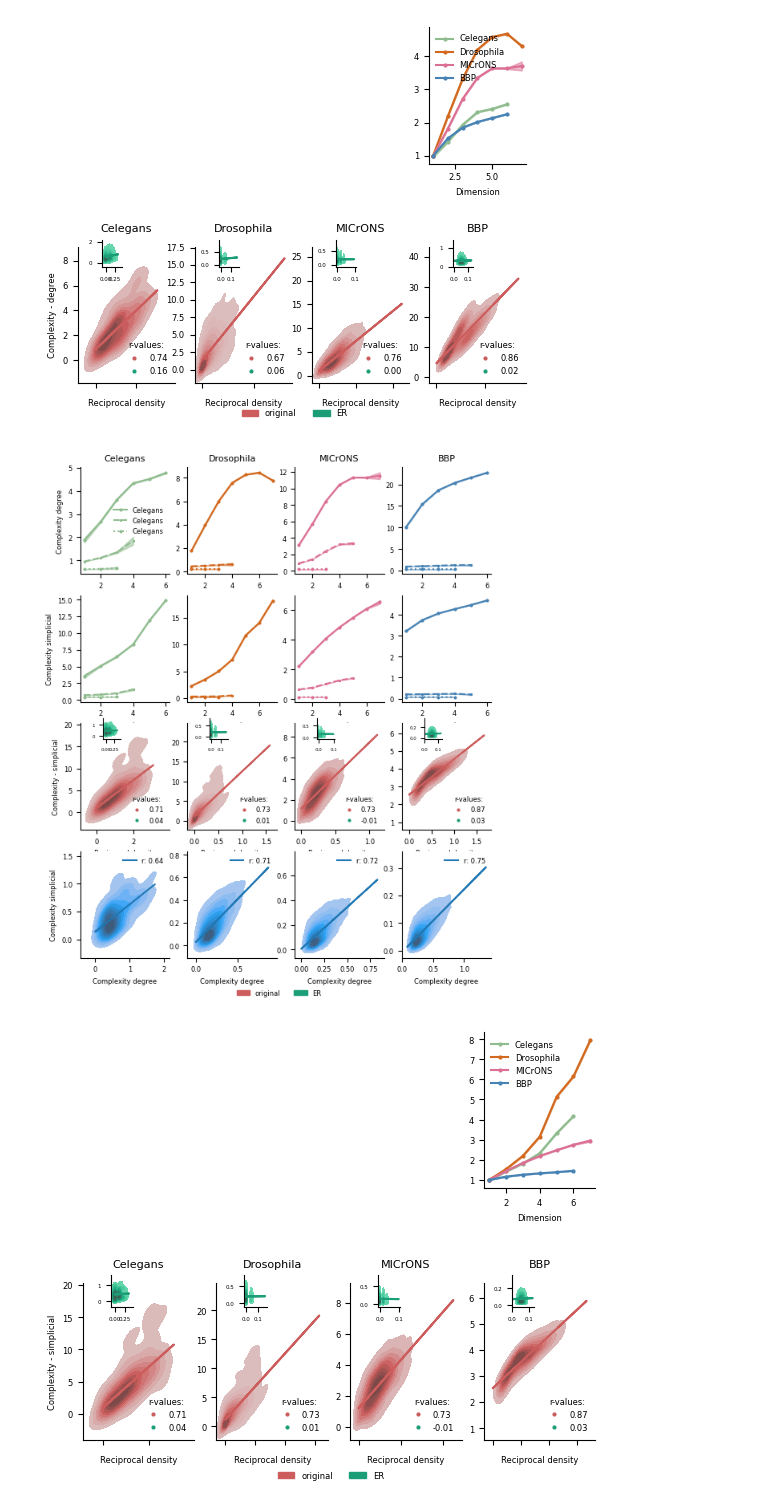
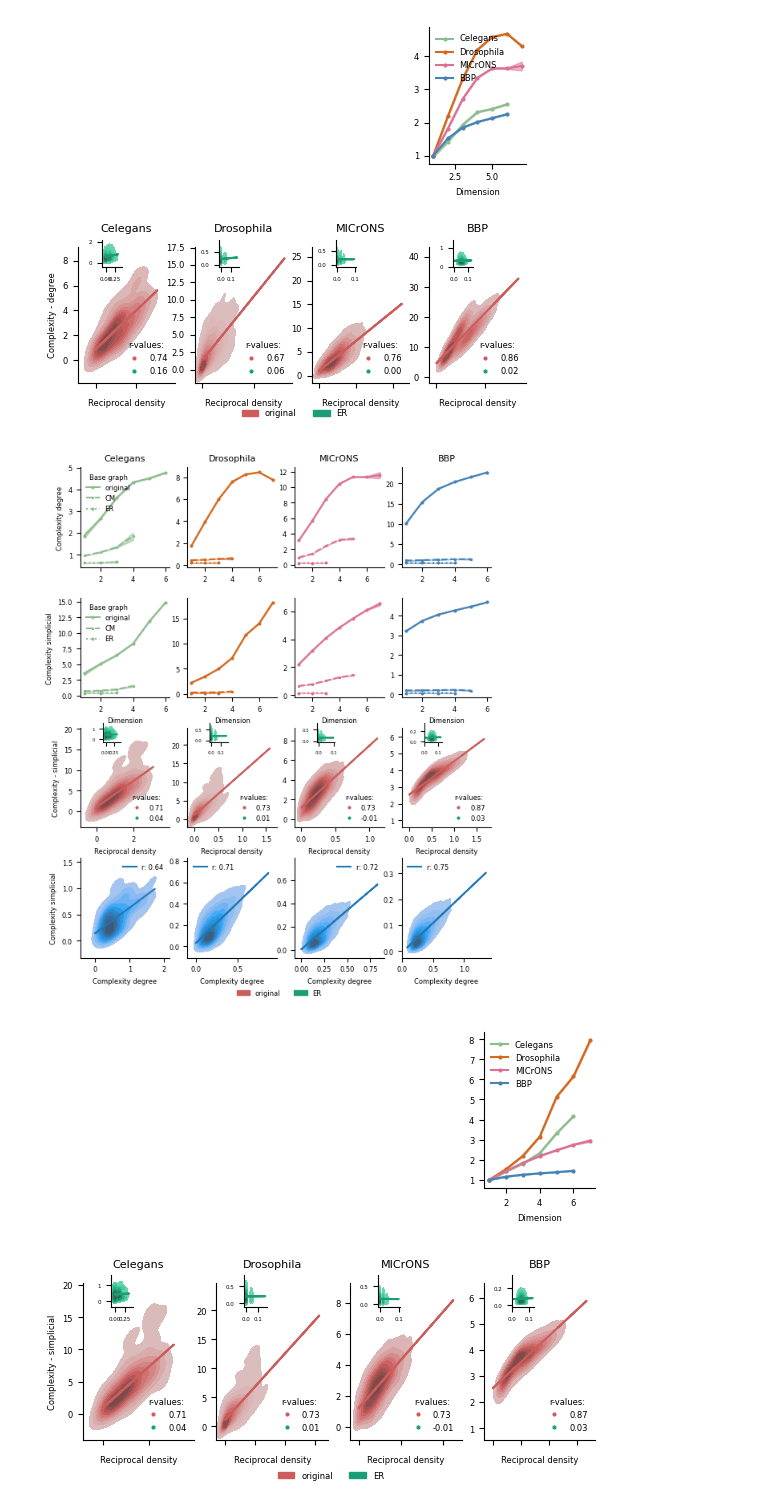
Before and after one commit to BlueBrain/reliability-and-structure, a Jupyter notebook: data_analysis/structural/visualization_and_notebooks/Figure_and_supp_complexity_all_connectomes.ipynb, the cells around one changed output. Drawn from its saved outputs; the diff is of its cells as text; code cells hidden in the pictures.

Commit message:
Fixing labels on supplmentary

```diff
--- a/data_analysis/structural/visualization_and_notebooks/Figure_and_supp_complexity_all_connectomes.ipynb
+++ b/data_analysis/structural/visualization_and_notebooks/Figure_and_supp_complexity_all_connectomes.ipynb
@@ -100,7 +100,7 @@ def plot_simplicial_av(ax, conn, prop, base_graph, label,ms, color,
         ax.plot(dims, y/y.loc[1], label=label, ms=2, color=colors[conn],linestyle=linestyle,marker=marker)
         ax.fill_between(dims, (y-err)/y.loc[1],(y+err)/y.loc[1],color=colors[conn], alpha=0.5)
     else:
-        ax.plot(dims, y, label=conn, ms=2, color=colors[conn],linestyle=linestyle,marker=marker)
+        ax.plot(dims, y, label=label, ms=2, color=colors[conn],linestyle=linestyle,marker=marker)
         ax.fill_between(dims, (y-err),(y+err),color=colors[conn], alpha=0.5)
     return ax
 # %%
@@ -127,4 +178,5 @@ colors={
 # %%
+# Version with CM control instead (for the record)
 width=21*0.7/conversion
 rows, cols = 4, 4
 
@@ -145,7 +197,7 @@ axs[0,3].legend(frameon=False, fontsize=labelsize)
 axs[0,2].set_ylabel("Complexity", fontsize=labelsize)
 
 # Reciprocal density vs complexity
-control="ER" # CM
+control="CM" # ER
 base_prop='rc_over_nodes'#'rc_over_edges'
 for i, complexity_prop in enumerate(['wasserstein_deg_total', 'euclidean_edges_sc'], start=2):
     for j, conn in enumerate(connectomes):
@@ -172,5 +224,5 @@ color_box = [mpatches.Patch(color=colors[base_graph], label=f'{base_graph}', lin
 
 fig.legend(handles=color_box, loc=8, bbox_to_anchor=[0.5,0.02], frameon=False, fontsize=labelsize, ncols=3)
 
-fig.savefig("figs/rc_complexity_all_connectomes_kde.pdf", transparent=True, bbox_inches='tight')
+fig.savefig("figs/rc_complexity_all_connectomes_kde_CM_control.pdf", transparent=True, bbox_inches='tight')
 # %% [output]
@@ -248,7 +300,8 @@ for i, prop in enumerate(['wasserstein_deg_total', 'euclidean_edges_sc']):
                                         marker = markers[base_graph], linestyle = linestyles[base_graph])
         axs[i,k].spines[["top", "right"]].set_visible(False)
         axs[1,k].set_xlabel("Dimension", fontsize=labelsize)
-axs[0,0].legend(frameon=False, fontsize=labelsize)
+axs[0,0].legend(frameon=False, fontsize=labelsize, title="Base graph", title_fontsize=labelsize)
+axs[1,0].legend(frameon=False, fontsize=labelsize, title="Base graph", title_fontsize=labelsize)
 axs[0,0].set_ylabel("Complexity degree", fontsize=labelsize)
 axs[1,0].set_ylabel("Complexity simplicial", fontsize=labelsize)
 
@@ -262,35 +315,35 @@ for i, complexity_prop in enumerate(['euclidean_edges_sc'], start=2):
                    for base_graph in ['original']+[control]]
         axs[i,j].legend(handles, legend[1], title="r-values:", frameon=False, loc=4,
                       fontsize=labelsize,title_fontsize=ticksize)
         axs[i,j].set_xlabel("Reciprocal density", fontsize=labelsize)
         #axs[2,j].set_xticklabels([])
 
 # Simplicial vs degree complexity
 x_complexity_prop='wasserstein_deg_total'
 y_complexity_prop='euclidean_edges_sc'
 i=3
 for j, conn in enumerate(connectomes):
     axs[i,j]=kde_and_regress(axs[i,j], data[conn][f"df_{base_graph}"], x_complexity_prop, y_complexity_prop, color="C0")
     h,l=axs[i,j].get_legend_handles_labels()
     axs[i,j].legend(h, [f"r: {l[0]}"], frameon=False, fontsize=labelsize)
     axs[i,j].set_xlabel("Complexity degree", fontsize=labelsize)
     axs[i,0].set_ylabel("Complexity simplicial", fontsize=labelsize)
 
 
 axs[2,0].set_ylabel("Complexity - simplicial", fontsize=labelsize)
 for ax in axs.flatten():
     ax.tick_params(axis='both', labelsize=ticksize)
 
 # Creating legend with color box
 color_box = [mpatches.Patch(color=colors[base_graph], label=f'{base_graph}', linewidth=1, alpha=1)
              for base_graph in ['original']+[control]]
 
-plt.subplots_adjust(hspace=.2, wspace=.2)
+plt.subplots_adjust(hspace=.3, wspace=.2)
 fig.legend(handles=color_box, loc=8, bbox_to_anchor=[0.5,0.04], frameon=False, fontsize=labelsize, ncols=3)
 
 fig.savefig("figs/rc_complexity_all_connectomes_kde_supp.pdf", transparent=True, bbox_inches='tight')
 # %% [output]
-[figure, old version]
+[figure, new version]
 # %%
 # Version of main Figure with simplicial complexity instead
 width=21*0.8/conversion
```
Also changed, not shown: parts of 2 cells of this notebook.
